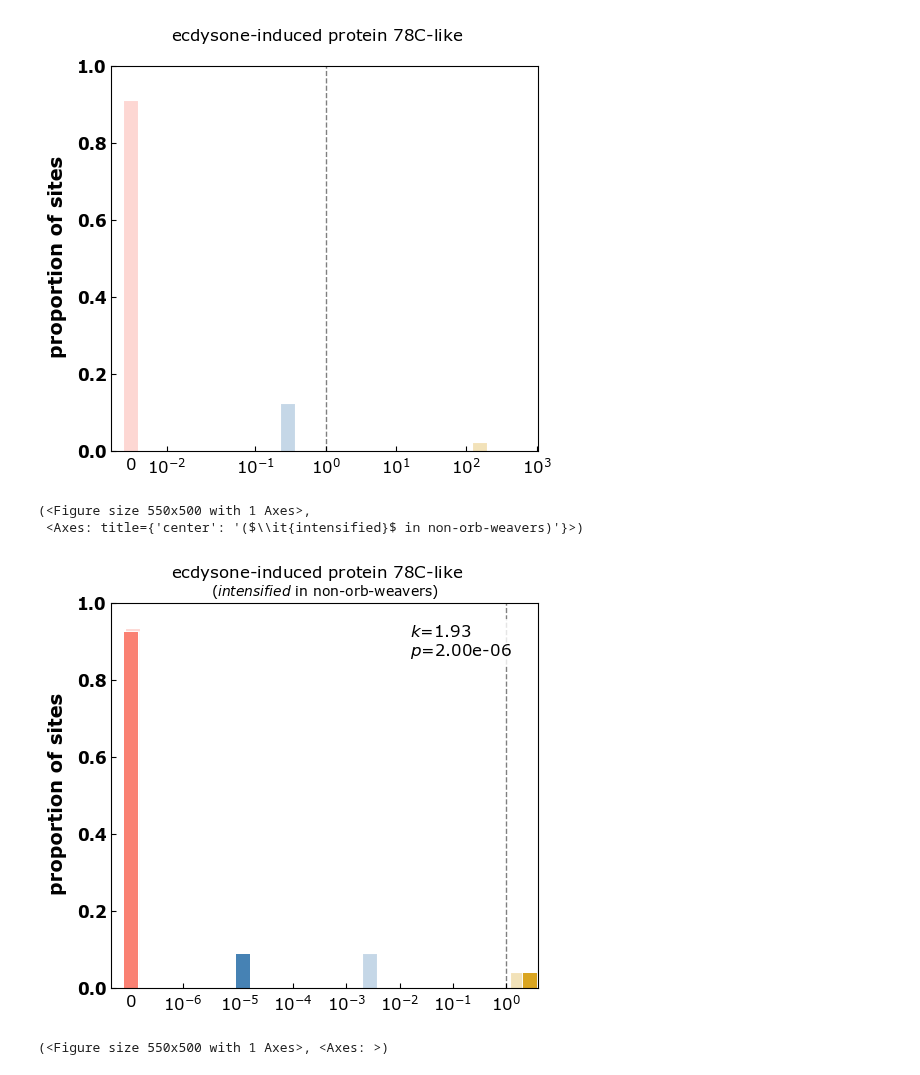
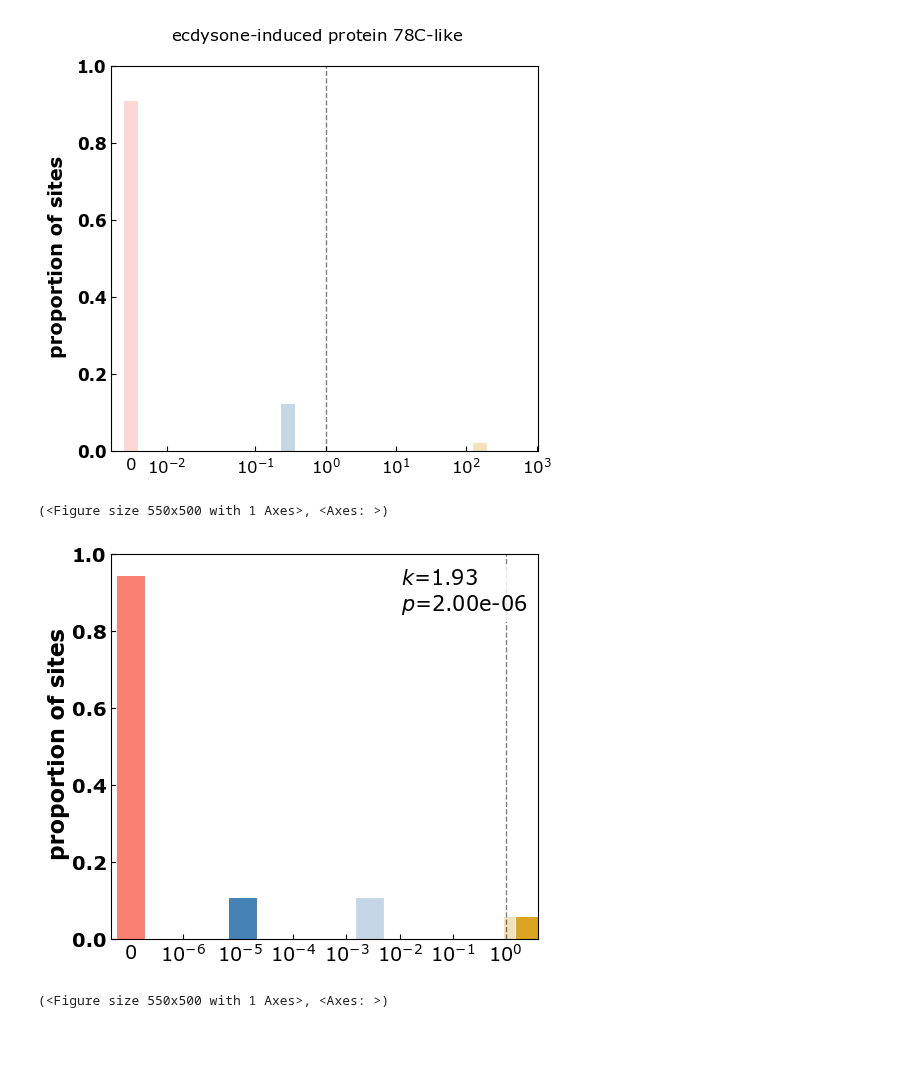
Before and after one commit to GordusLab/orb-selection, a Jupyter notebook: scripts/Hyphy Omega Plots.ipynb, the cells around one changed output. Drawn from its saved outputs; the diff is of its cells as text; code cells hidden in the pictures; blank space fills up the shorter version.

```diff
--- a/scripts/Hyphy Omega Plots.ipynb
+++ b/scripts/Hyphy Omega Plots.ipynb
@@ -215,18 +209,16 @@ plot_omega_single_gene(
 # %%
 plot_omega_single_gene(
     relax_df_fltrd,
     'N5.HOG0037767',
-    suptitle = 'ecdysone-induced protein 78C-like',
-    subtitle="(" + r"$\it{intensified}$" +  " in non-orb-weavers)",
+    # suptitle = 'ecdysone-induced protein 78C-like',
     offset_zero=True,
     k=True,
-    # filename=str(figures + 'figure_3/relax_ecdysone_omega_plot.png'),
+    filename=str(figures + 'figure_3/relax_ecdysone_omega_plot.png'),
     transparent=False
     )
 # %% [output]
-(<Figure size 550x500 with 1 Axes>,
- <Axes: title={'center': '($\\it{intensified}$ in non-orb-weavers)'}>)
+(<Figure size 550x500 with 1 Axes>, <Axes: >)
-[figure, old version]
+[figure, new version]
 # %%
 plot_omega_single_gene(
     busted_ph_df_fltrd,
```
Also changed, not shown: parts of 12 cells of this notebook, 28 other files.
